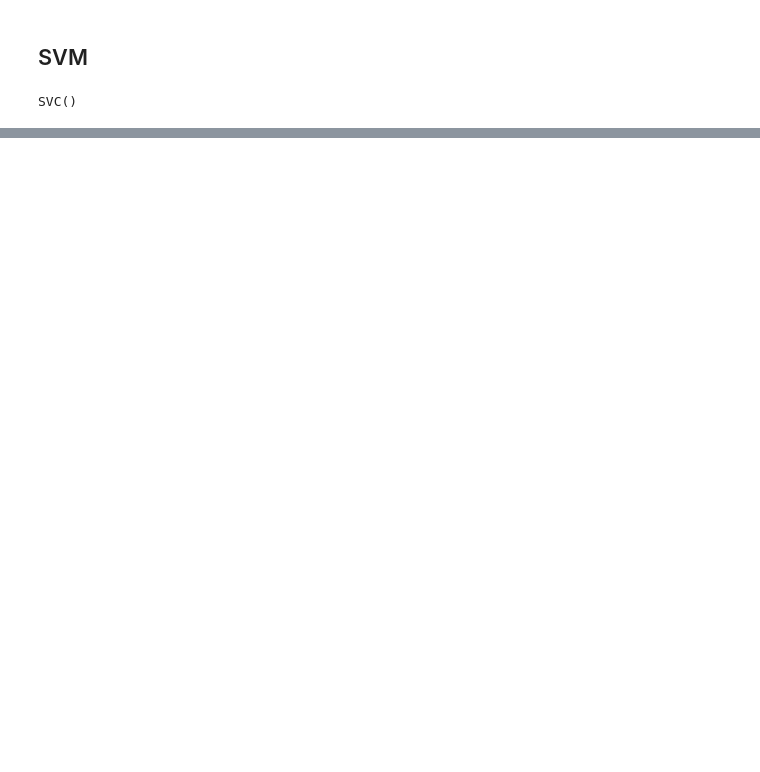
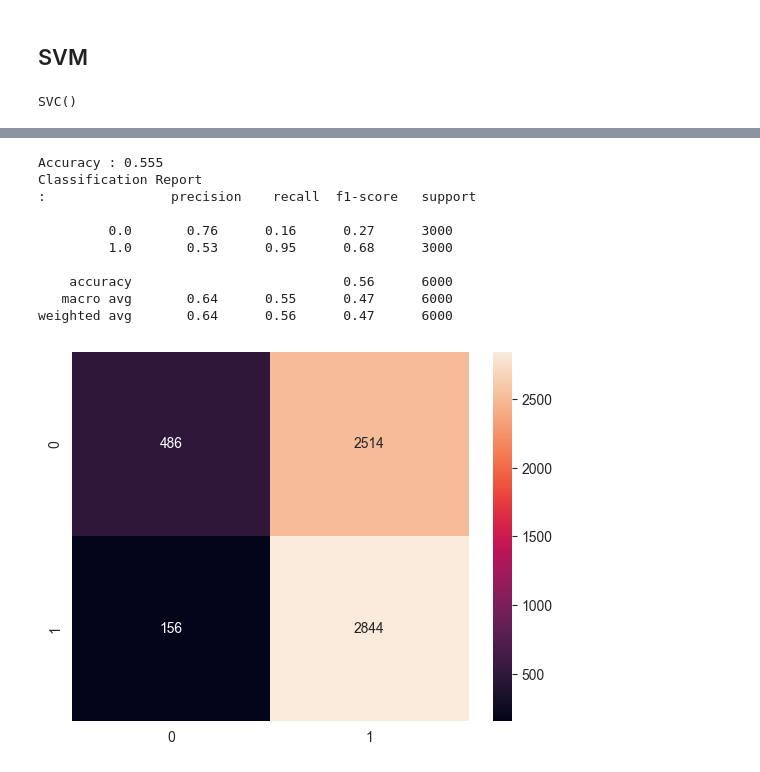
Before and after one commit to gokul-h/fake-news-detector, a Jupyter notebook: Kaagle_Fake_news_Implementation.ipynb, the cells around one changed output, grey strips where cells are left out. Drawn from its saved outputs; the diff is of its cells as text; code cells hidden in the pictures; blank space fills up the shorter version.

```diff
--- a/Kaagle_Fake_news_Implementation.ipynb
+++ b/Kaagle_Fake_news_Implementation.ipynb
@@ -366,0 +290,15 @@ print ('Classification Report \n: ',classification_report(y_test, y_pred))
+# %%
+y_pred = mnb.predict(X_train)
+matrix(mnb,y_pred)
+# %% [output]
+Accuracy : 0.555
+Classification Report
+:                precision    recall  f1-score   support
+
+         0.0       0.76      0.16      0.27      3000
+         1.0       0.53      0.95      0.68      3000
+
+    accuracy                           0.56      6000
+   macro avg       0.64      0.55      0.47      6000
+weighted avg       0.64      0.56      0.47      6000
+[figure, added]
```
Also changed, not shown: parts of 56 cells of this notebook.
